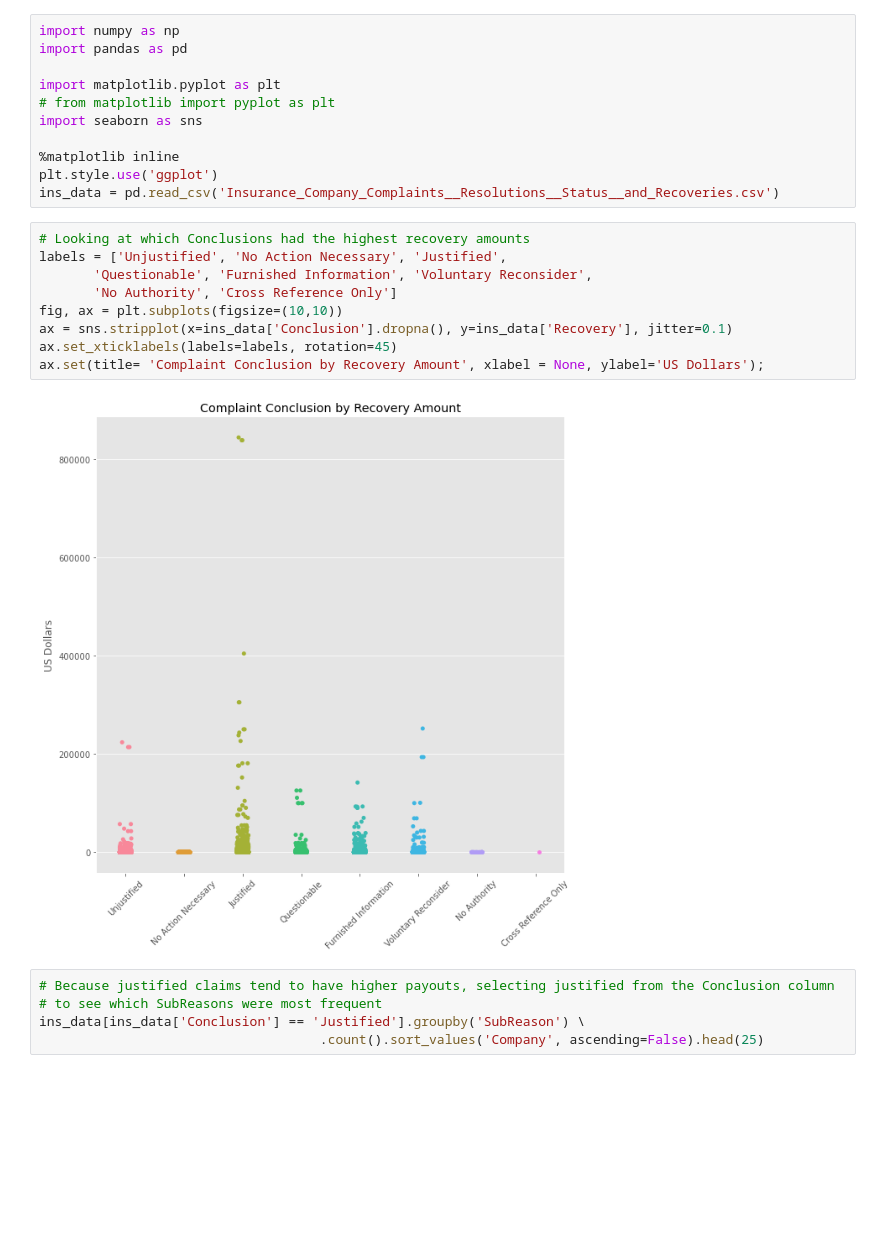
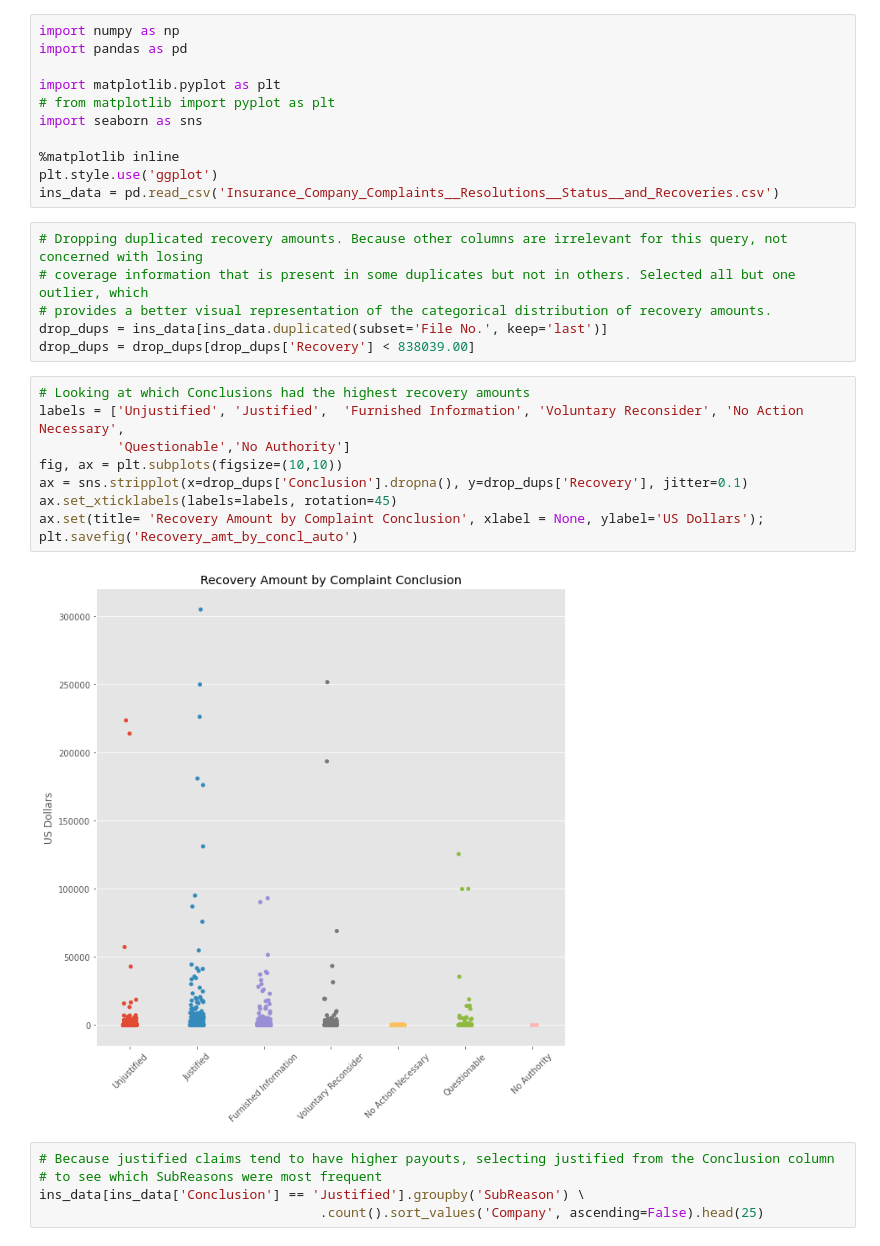
Before and after one commit to HuebnerC/Insurance_Complaints, a Jupyter notebook: Insurance_Complaints/auto_complaints_reason.ipynb, the cells around one changed output. Cells and saved outputs as stored; diff of their text form; blank space fills up the shorter version.

```diff
--- a/Insurance_Complaints/auto_complaints_reason.ipynb
+++ b/Insurance_Complaints/auto_complaints_reason.ipynb
@@ -9,17 +9,23 @@ import seaborn as sns
 %matplotlib inline
 plt.style.use('ggplot')
 ins_data = pd.read_csv('Insurance_Company_Complaints__Resolutions__Status__and_Recoveries.csv')
+# %%
+# Dropping duplicated recovery amounts. Because other columns are irrelevant for this query, not concerned with losing
+# coverage information that is present in some duplicates but not in others. Selected all but one outlier, which
+# provides a better visual representation of the categorical distribution of recovery amounts.
+drop_dups = ins_data[ins_data.duplicated(subset='File No.', keep='last')]
+drop_dups = drop_dups[drop_dups['Recovery'] < 838039.00]
 # %%
 # Looking at which Conclusions had the highest recovery amounts
-labels = ['Unjustified', 'No Action Necessary', 'Justified',
-       'Questionable', 'Furnished Information', 'Voluntary Reconsider',
-       'No Authority', 'Cross Reference Only']
+labels = ['Unjustified', 'Justified',  'Furnished Information', 'Voluntary Reconsider', 'No Action Necessary',
+          'Questionable','No Authority']
 fig, ax = plt.subplots(figsize=(10,10))
-ax = sns.stripplot(x=ins_data['Conclusion'].dropna(), y=ins_data['Recovery'], jitter=0.1)
+ax = sns.stripplot(x=drop_dups['Conclusion'].dropna(), y=drop_dups['Recovery'], jitter=0.1)
 ax.set_xticklabels(labels=labels, rotation=45)
-ax.set(title= 'Complaint Conclusion by Recovery Amount', xlabel = None, ylabel='US Dollars');
+ax.set(title= 'Recovery Amount by Complaint Conclusion', xlabel = None, ylabel='US Dollars');
+plt.savefig('Recovery_amt_by_concl_auto')
 # %% [output]
-[figure, old version]
+[figure, new version]
 # %%
 # Because justified claims tend to have higher payouts, selecting justified from the Conclusion column
 # to see which SubReasons were most frequent
```
Also changed, not shown: parts of 11 cells of this notebook, 14 other files.
